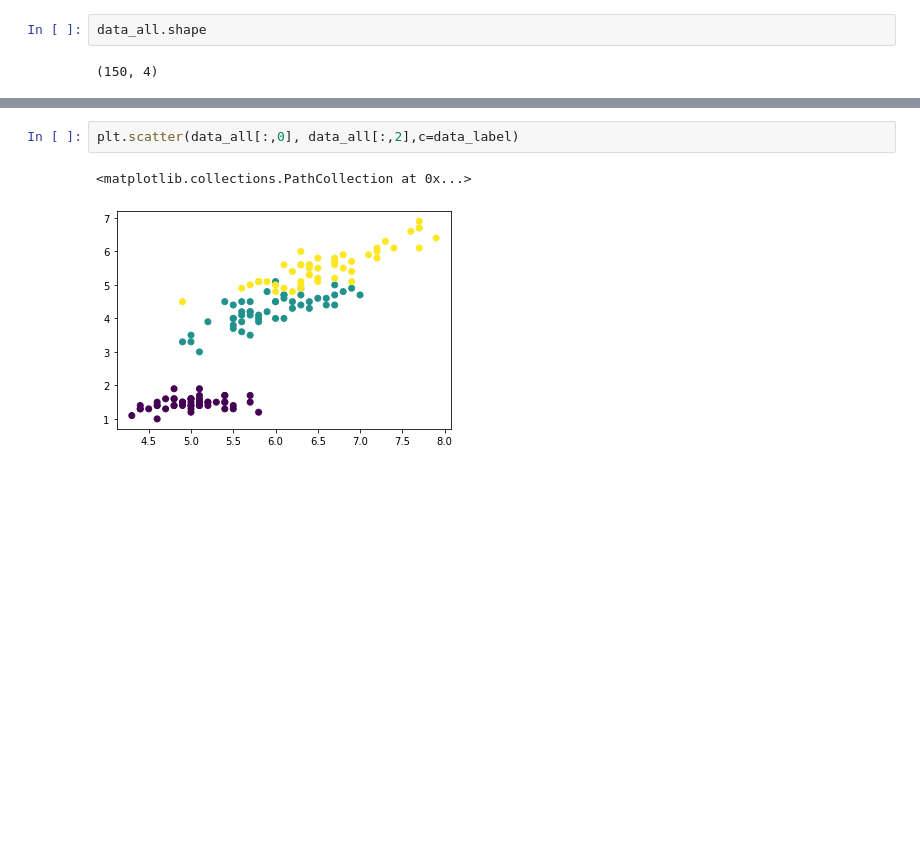
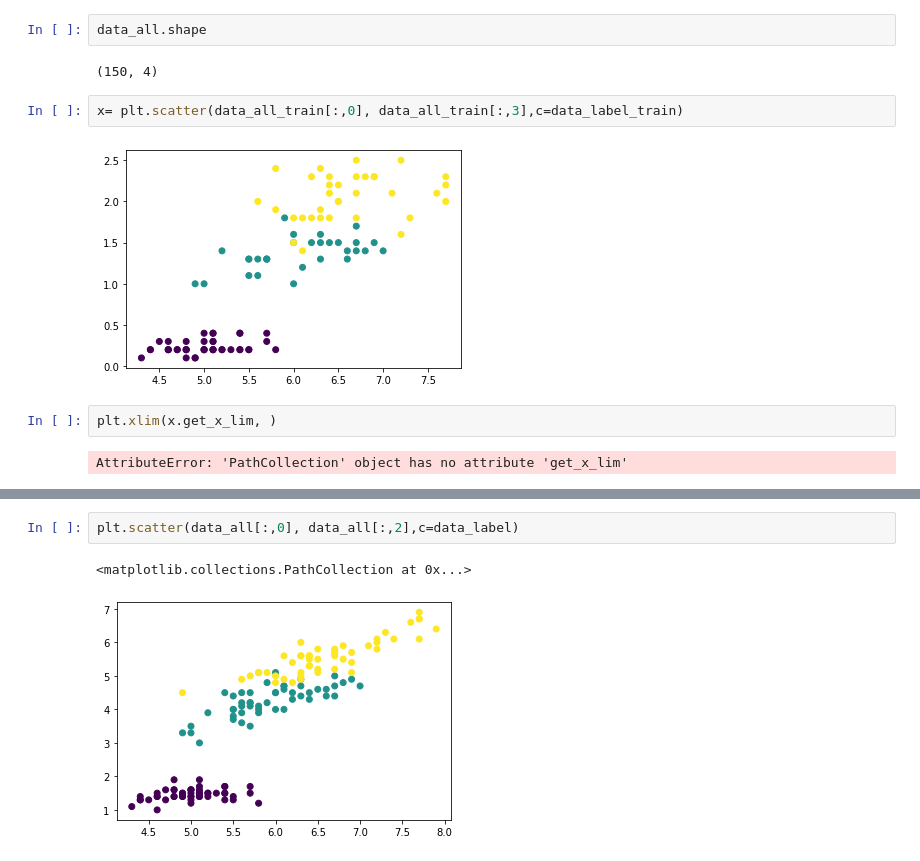
Before and after one commit to paultro708/DataReduction, a Jupyter notebook: fixed_clustering.ipynb, the cells around one changed output, grey strips where cells are left out. Drawn from its saved outputs; the diff is of its cells as text; blank space fills up the shorter version.

```diff
--- a/fixed_clustering.ipynb
+++ b/fixed_clustering.ipynb
@@ -143,6 +160,14 @@ else: #column index
 data_all.shape
 # %% [output]
 (150, 4)
+# %%
+x= plt.scatter(data_all_train[:,0], data_all_train[:,3],c=data_label_train)
+# %% [output]
+[figure, added]
+# %%
+plt.xlim(x.get_x_lim, )
+# %% [output]
+AttributeError: 'PathCollection' object has no attribute 'get_x_lim'
 # %%
 plt.scatter(data_all_train[:,0], data_all_train[:,2],c=data_label_train)
 # %% [output]
```
Also changed, not shown: parts of 37 cells of this notebook, 15 other files.
